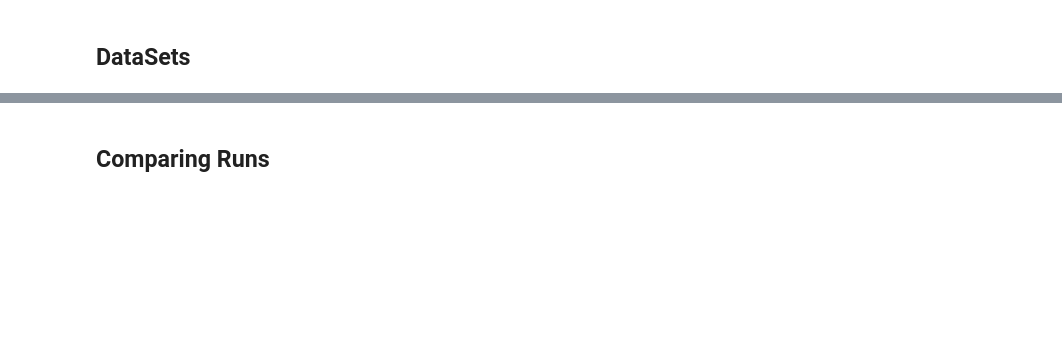
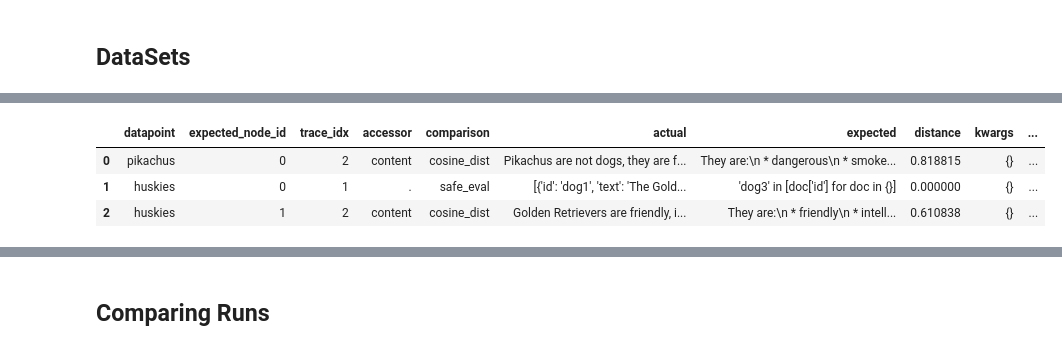
Before and after one commit to DeanLight/stringdale, a Jupyter notebook: nbs/017_eval.ipynb, the cells around one changed output, grey strips where cells are left out. Cells and saved outputs as stored; diff of their text form; code cells hidden in the pictures; blank space fills up the shorter version.

```diff
--- a/nbs/017_eval.ipynb
+++ b/nbs/017_eval.ipynb
@@ -272,0 +552,7 @@ debug_info['0'][2]
+# %%
+ds2.details
+# %% [output]
+|  | datapoint | expected_node_id | trace_idx | accessor | comparison | actual | expected | distance | kwargs | ... |
+| 0 | pikachus | 0 | 2 | content | cosine_dist | Pikachus are not dogs, they are f... | They are:\n * dangerous\n * smoke... | 0.818815 | {} | ... |
+| 1 | huskies | 0 | 1 | . | safe_eval | [{'id': 'dog1', 'text': 'The Gold... | 'dog3' in [doc['id'] for doc in {}] | 0.000000 | {} | ... |
+| 2 | huskies | 1 | 2 | content | cosine_dist | Golden Retrievers are friendly, i... | They are:\n * friendly\n * intell... | 0.610838 | {} | ... |
```
Also changed, not shown: parts of 58 cells of this notebook, 24 other files.
